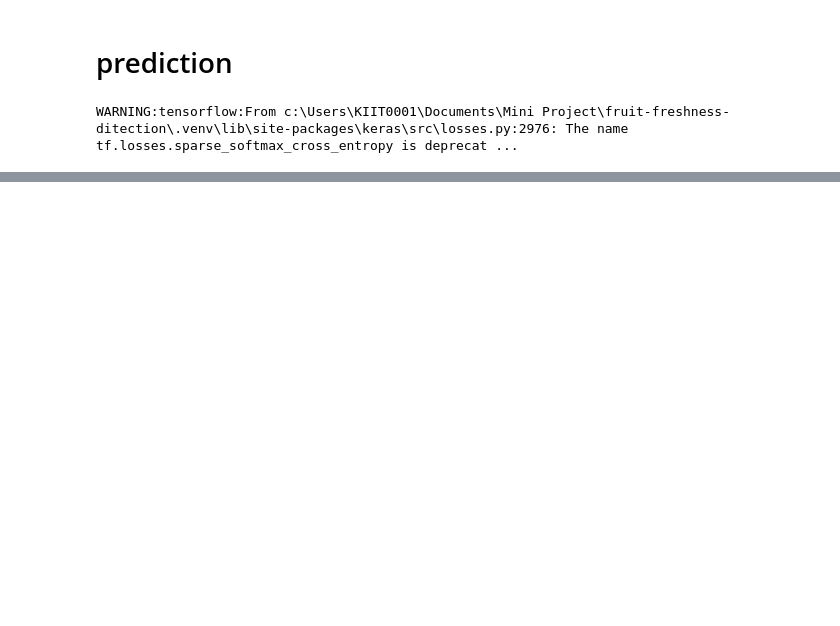
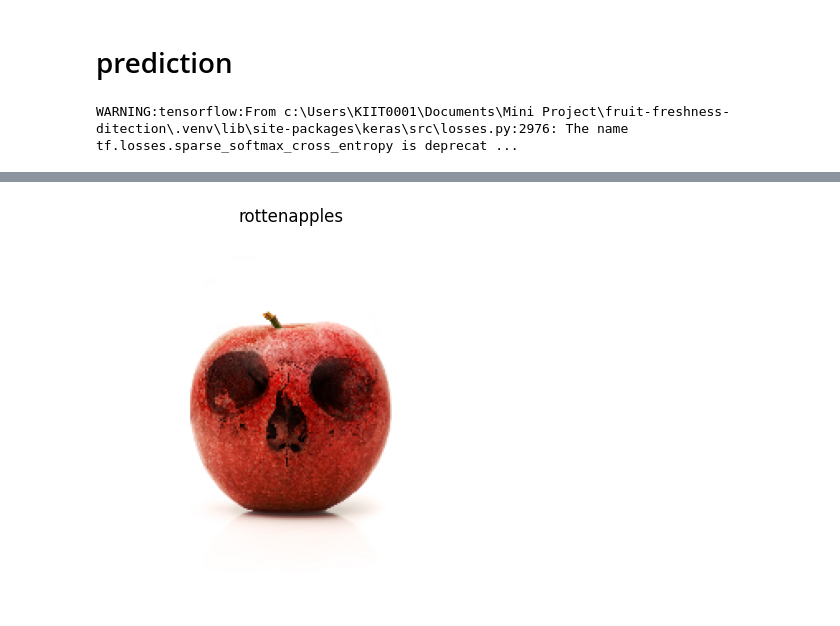
Before and after one commit to Krittik-Panda/Fruit-Freshness-Ditection, a Jupyter notebook: predict.ipynb, the cells around one changed output, grey strips where cells are left out. Drawn from its saved outputs; the diff is of its cells as text; code cells hidden in the pictures; blank space fills up the shorter version.

```diff
--- a/predict.ipynb
+++ b/predict.ipynb
@@ -26,17 +29,17 @@ WARNING:tensorflow:From c:\Users\KIIT0001\Documents\Mini Project\fruit-freshness
 # %%
-test_path = "test-image/test-pic-fresh-banana.jpg"
+def predict_image(img_path):
+    img = load_img(img_path, target_size=(224, 224))
+    img_array = img_to_array(img)
+    img_array = np.expand_dims(img_array, axis=0)
+    img_array = preprocess_input(img_array)
 
-img = load_img(test_path, target_size=(224, 224))
-img_array = img_to_array(img)
-img_array = np.expand_dims(img_array, axis=0)
-img_array = preprocess_input(img_array)
+    pred = model.predict(img_array)
+    index = np.argmax(pred)
+    predicted_class = class_names[index]
 
-predictions = model.predict(img_array)
-predicted_class = class_names[np.argmax(predictions)]
+    print("Prediction:", predicted_class)
 
-print("Prediction:", predicted_class)
-
-plt.imshow(load_img(test_path))
-plt.title(predicted_class)
-plt.axis("off")
-plt.show()
+    plt.imshow(img)
+    plt.title(predicted_class)
+    plt.axis("off")
+    plt.show()
@@ -107,0 +46,3 @@ Prediction: rottenapples
+# %%
+predict_image("test-image/test-pic-rotten-apple.jpg")
+# %% [output]
@@ -107,0 +51 @@ Prediction: rottenapples
+[figure, added]
```
Also changed, not shown: parts of 11 cells of this notebook, 3 other files.
